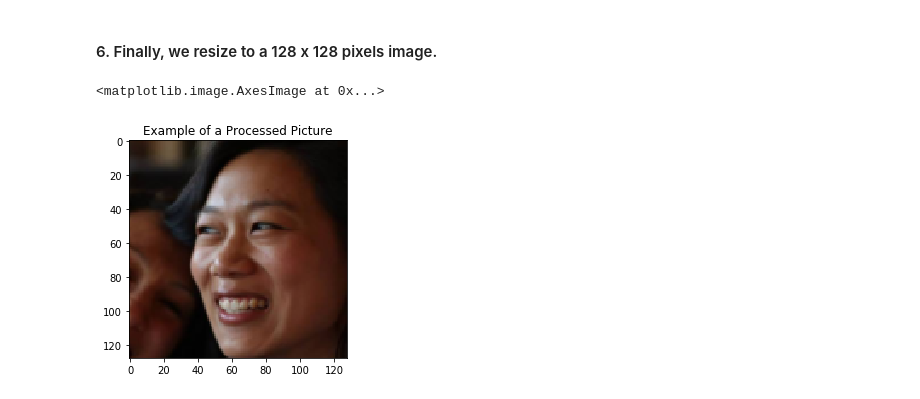
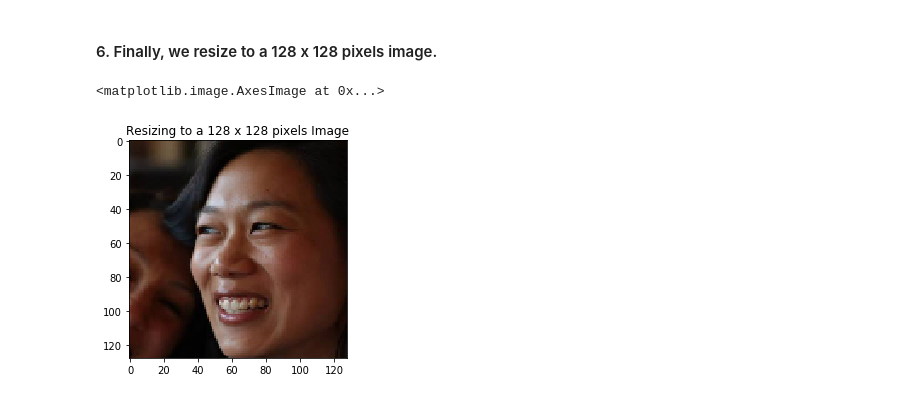
Before and after one commit to k1c/Facebook-User-Predictions, a Jupyter notebook: notebooks/Image_preprocessing.ipynb, the cells around one changed output. Saved outputs shown, nothing was run; the diff lists cells and outputs as text; code cells hidden in the pictures.

```diff
--- a/notebooks/Image_preprocessing.ipynb
+++ b/notebooks/Image_preprocessing.ipynb
@@ -160,9 +168,10 @@ plt.imshow(priscilla_cropped)
 # %% [markdown]
 #### 6. Finally, we resize to a 128 x 128 pixels image.
-# %%
-plt.title("Example of a Processed Picture")
-priscilla_resized = misc.imresize(priscilla_cropped, (128, 128))
-plt.imshow(priscilla_resized)
-# %% [output]
-<matplotlib.image.AxesImage at 0x...>
-[figure, removed]
+# %%
+priscilla_resized = Image.fromarray(priscilla_cropped, 'RGB').resize((128, 128))
+
+plt.title("Resizing to a 128 x 128 pixels Image")
+plt.imshow(priscilla_resized)
+# %% [output]
+<matplotlib.image.AxesImage at 0x...>
+[figure, added]
```
Also changed, not shown: parts of 7 cells of this notebook, 1 other file.
